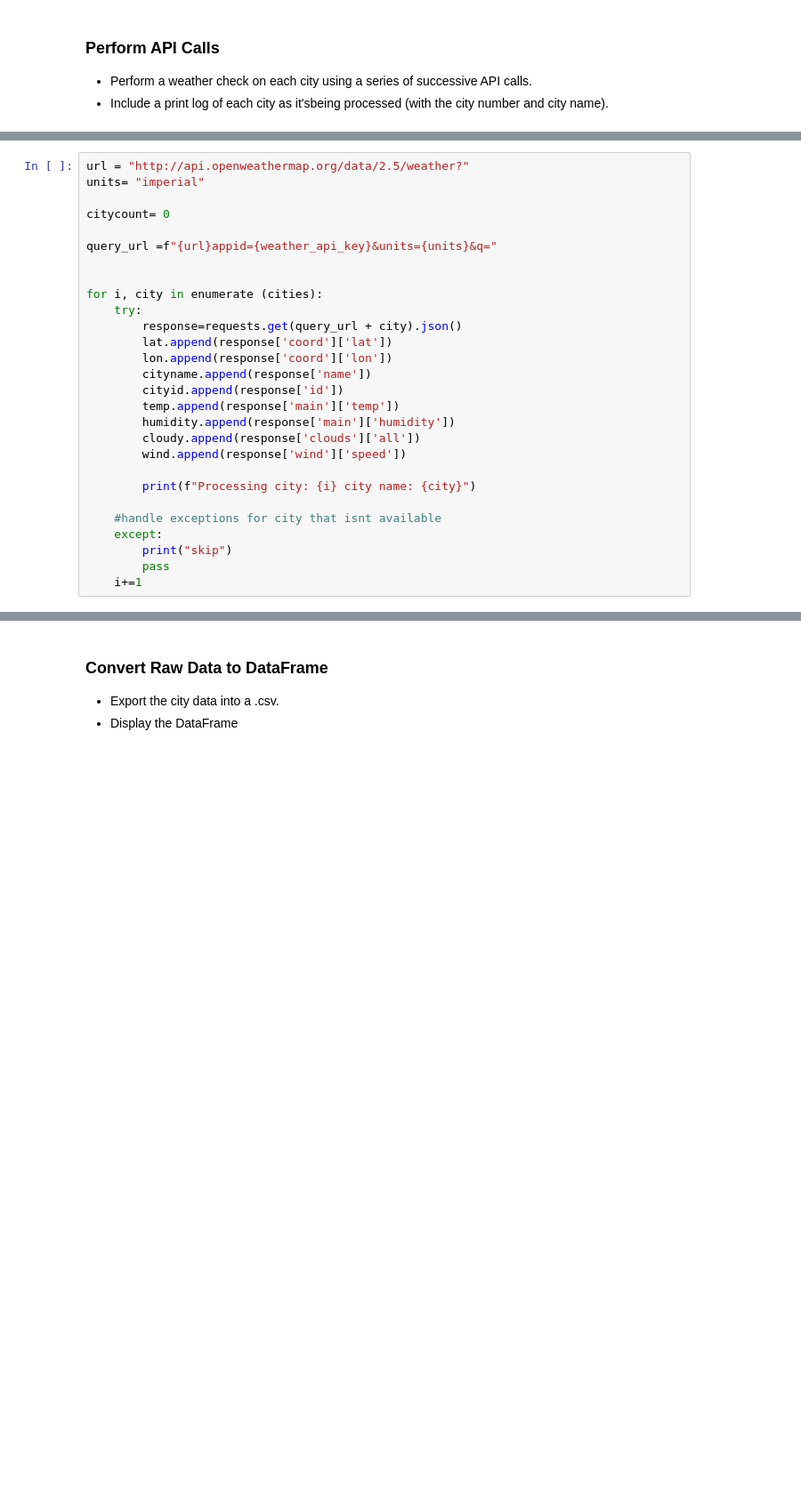
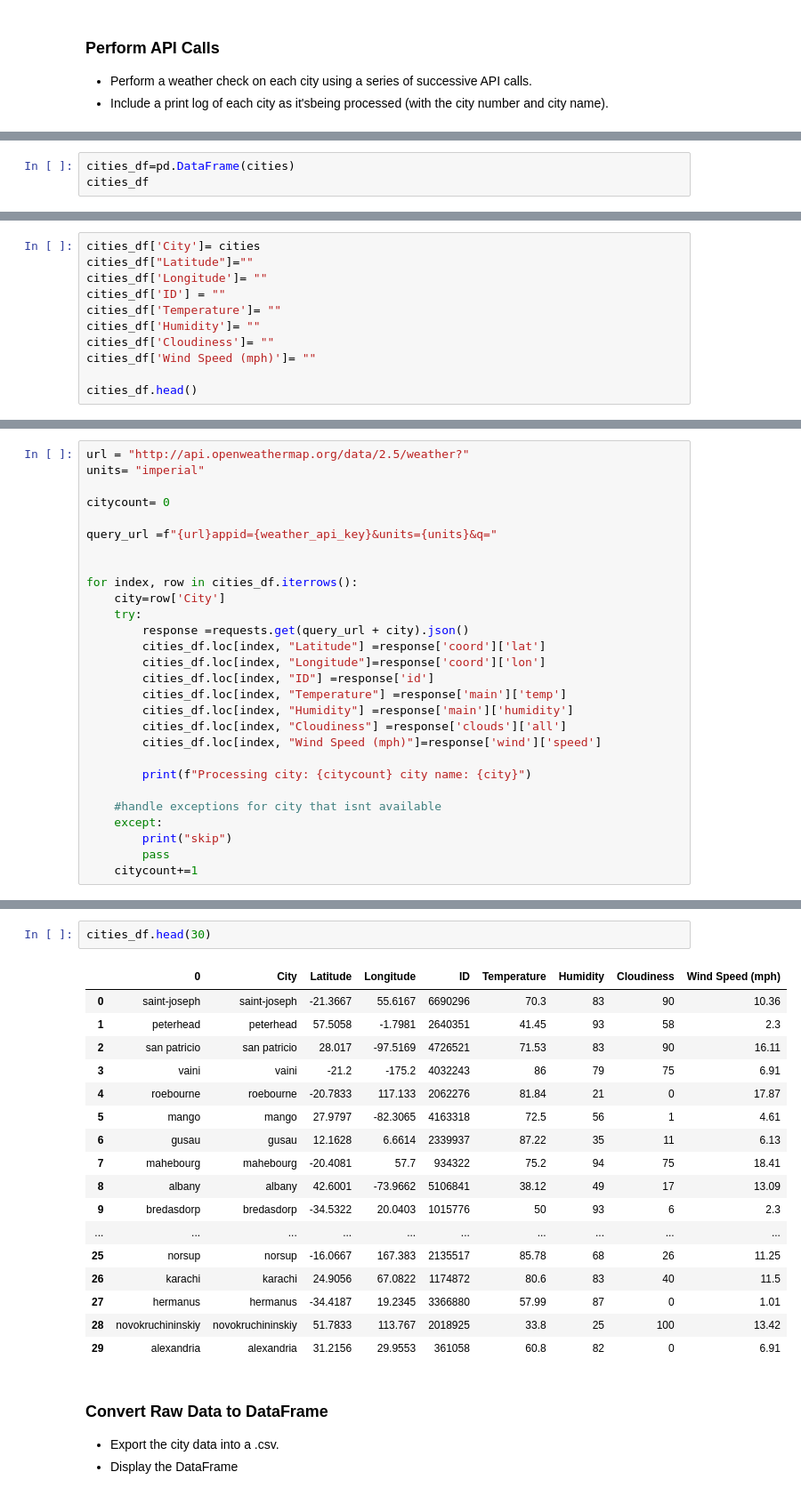
Before and after one commit to caseyjuergens/python-api-challenge, a Jupyter notebook: starter_code/WeatherPy.ipynb, the cells around one changed output, grey strips where cells are left out. Shown at 89% size. Cells and saved outputs as stored; diff of their text form; blank space fills up the shorter version.

```diff
--- a/starter_code/WeatherPy.ipynb
+++ b/starter_code/WeatherPy.ipynb
@@ -66,0 +57,3 @@ city_data=[]
+# %%
+cities_df=pd.DataFrame(cities)
+cities_df
@@ -66,0 +74,11 @@ city_data=[]
+# %%
+cities_df['City']= cities
+cities_df["Latitude"]=""
+cities_df['Longitude']= ""
+cities_df['ID'] = ""
+cities_df['Temperature']= ""
+cities_df['Humidity']= ""
+cities_df['Cloudiness']= ""
+cities_df['Wind Speed (mph)']= ""
+
+cities_df.head()
@@ -73,23 +98,23 @@ citycount= 0
 query_url =f"{url}appid={weather_api_key}&units={units}&q="
 
 
-for i, city in enumerate (cities):
+for index, row in cities_df.iterrows():
+    city=row['City']
     try:
-        response=requests.get(query_url + city).json()
-        lat.append(response['coord']['lat'])
-        lon.append(response['coord']['lon'])
-        cityname.append(response['name'])
-        cityid.append(response['id'])
-        temp.append(response['main']['temp'])
-        humidity.append(response['main']['humidity'])
-        cloudy.append(response['clouds']['all'])
-        wind.append(response['wind']['speed'])
+        response =requests.get(query_url + city).json()
+        cities_df.loc[index, "Latitude"] =response['coord']['lat']
+        cities_df.loc[index, "Longitude"]=response['coord']['lon']
+        cities_df.loc[index, "ID"] =response['id']
+        cities_df.loc[index, "Temperature"] =response['main']['temp']
+        cities_df.loc[index, "Humidity"] =response['main']['humidity']
+        cities_df.loc[index, "Cloudiness"] =response['clouds']['all']
+        cities_df.loc[index, "Wind Speed (mph)"]=response['wind']['speed']
 
-        print(f"Processing city: {i} city name: {city}")
+        print(f"Processing city: {citycount} city name: {city}")
 
     #handle exceptions for city that isnt available
     except:
         print("skip")
         pass
-    i+=1
+    citycount+=1
 # %% [output]
@@ -147,3 +138,23 @@ clean_city_df= city_df.drop_duplicates(subset=["city"])
+# %%
+cities_df.head(30)
+# %% [output]
+|  | 0 | City | Latitude | Longitude | ID | Temperature | Humidity | Cloudiness | Wind Speed (mph) |
+| 0 | saint-joseph | saint-joseph | -21.3667 | 55.6167 | 6690296 | 70.3 | 83 | 90 | 10.36 |
+| 1 | peterhead | peterhead | 57.5058 | -1.7981 | 2640351 | 41.45 | 93 | 58 | 2.3 |
+| 2 | san patricio | san patricio | 28.017 | -97.5169 | 4726521 | 71.53 | 83 | 90 | 16.11 |
+| 3 | vaini | vaini | -21.2 | -175.2 | 4032243 | 86 | 79 | 75 | 6.91 |
+| 4 | roebourne | roebourne | -20.7833 | 117.133 | 2062276 | 81.84 | 21 | 0 | 17.87 |
+| 5 | mango | mango | 27.9797 | -82.3065 | 4163318 | 72.5 | 56 | 1 | 4.61 |
+| 6 | gusau | gusau | 12.1628 | 6.6614 | 2339937 | 87.22 | 35 | 11 | 6.13 |
+| 7 | mahebourg | mahebourg | -20.4081 | 57.7 | 934322 | 75.2 | 94 | 75 | 18.41 |
+| 8 | albany | albany | 42.6001 | -73.9662 | 5106841 | 38.12 | 49 | 17 | 13.09 |
+| 9 | bredasdorp | bredasdorp | -34.5322 | 20.0403 | 1015776 | 50 | 93 | 6 | 2.3 |
+| ... | ... | ... | ... | ... | ... | ... | ... | ... | ... |
+| 25 | norsup | norsup | -16.0667 | 167.383 | 2135517 | 85.78 | 68 | 26 | 11.25 |
+| 26 | karachi | karachi | 24.9056 | 67.0822 | 1174872 | 80.6 | 83 | 40 | 11.5 |
+| 27 | hermanus | hermanus | -34.4187 | 19.2345 | 3366880 | 57.99 | 87 | 0 | 1.01 |
+| 28 | novokruchininskiy | novokruchininskiy | 51.7833 | 113.767 | 2018925 | 33.8 | 25 | 100 | 13.42 |
+| 29 | alexandria | alexandria | 31.2156 | 29.9553 | 361058 | 60.8 | 82 | 0 | 6.91 |
 # %% [markdown]
 ### Convert Raw Data to DataFrame
 * Export the city data into a .csv.
```
Also changed, not shown: parts of 12 cells of this notebook, 2 other files.
